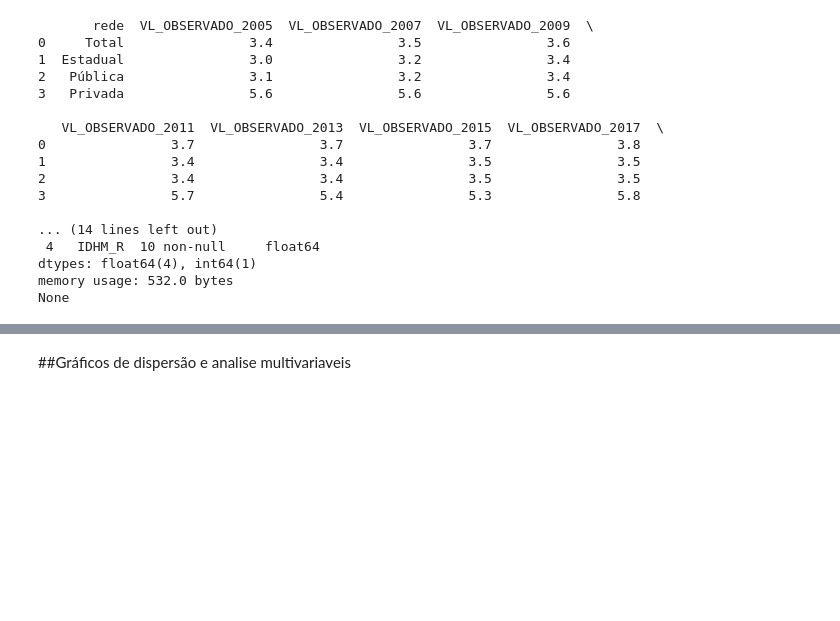
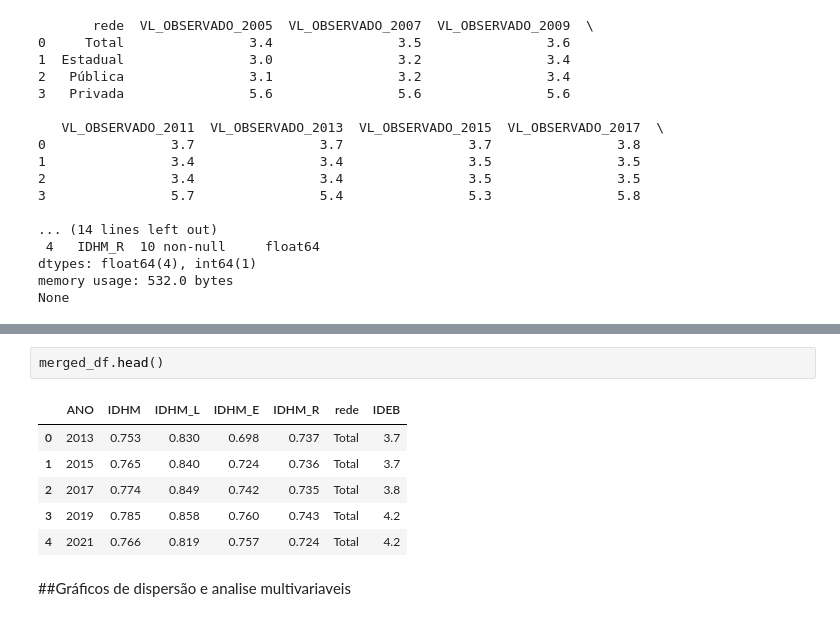
Before and after one commit to sebavassou/estatistica_descritiva, a Jupyter notebook: Trabalho_Final/Projeto_ED001.ipynb, the cells around one changed output, grey strips where cells are left out. Saved outputs shown, nothing was run; the diff lists cells and outputs as text; blank space fills up the shorter version.

```diff
--- a/Trabalho_Final/Projeto_ED001.ipynb
+++ b/Trabalho_Final/Projeto_ED001.ipynb
@@ -510,3 +503,12 @@ plt.show()
+# %%
+merged_df.head()
+# %% [output]
+|  | ANO | IDHM | IDHM_L | IDHM_E | IDHM_R | rede | IDEB |
+| 0 | 2013 | 0.753 | 0.830 | 0.698 | 0.737 | Total | 3.7 |
+| 1 | 2015 | 0.765 | 0.840 | 0.724 | 0.736 | Total | 3.7 |
+| 2 | 2017 | 0.774 | 0.849 | 0.742 | 0.735 | Total | 3.8 |
+| 3 | 2019 | 0.785 | 0.858 | 0.760 | 0.743 | Total | 4.2 |
+| 4 | 2021 | 0.766 | 0.819 | 0.757 | 0.724 | Total | 4.2 |
 # %% [markdown]
 ##Gráficos de dispersão e analise multivariaveis
 # %%
```
Also changed, not shown: parts of 9 cells of this notebook.
